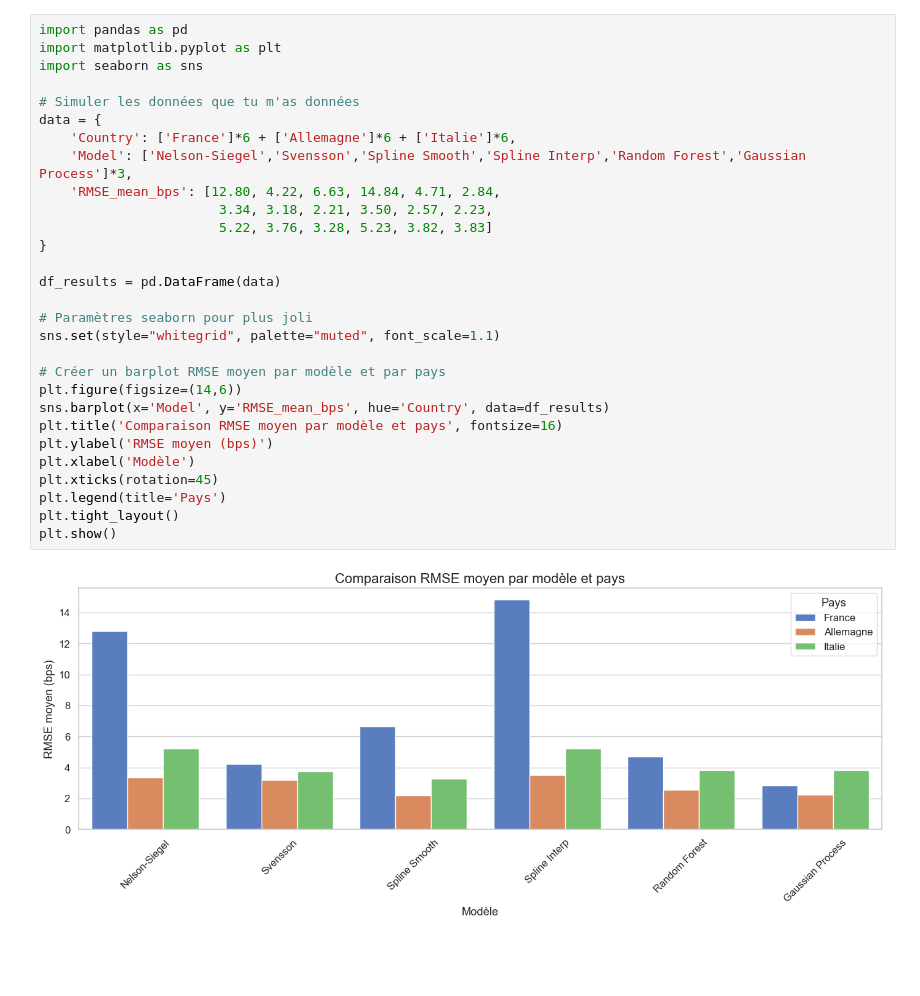
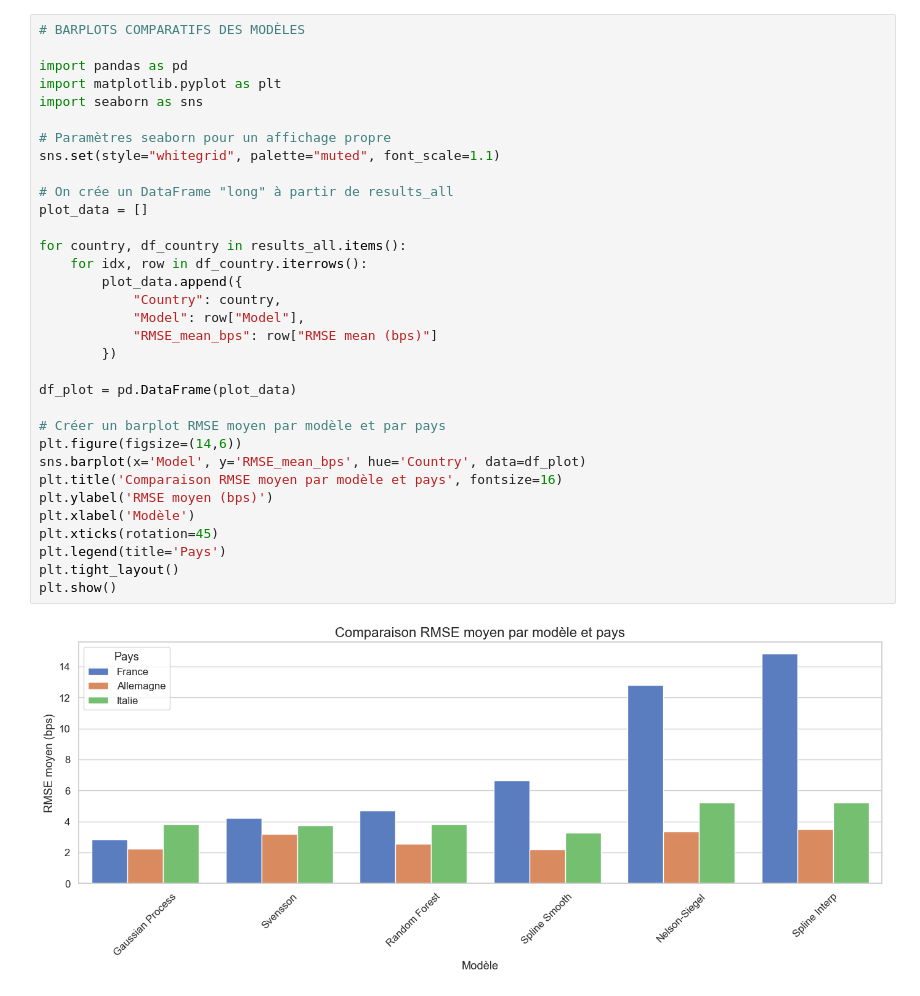
Before and after one commit to TheoSan75/StatApp, a Jupyter notebook: ProjetStatapp/ml_comparaison.ipynb, the cells around one changed output. Drawn from its saved outputs; the diff is of its cells as text; blank space fills up the shorter version.

```diff
--- a/ProjetStatapp/ml_comparaison.ipynb
+++ b/ProjetStatapp/ml_comparaison.ipynb
@@ -195,31 +195,35 @@ Pays : Italie
 # %%
+# BARPLOTS COMPARATIFS DES MODÈLES
+
 import pandas as pd
 import matplotlib.pyplot as plt
 import seaborn as sns
 
-# Simuler les données que tu m'as données
-data = {
-    'Country': ['France']*6 + ['Allemagne']*6 + ['Italie']*6,
-    'Model': ['Nelson-Siegel','Svensson','Spline Smooth','Spline Interp','Random Forest','Gaussian Process']*3,
-    'RMSE_mean_bps': [12.80, 4.22, 6.63, 14.84, 4.71, 2.84,
-                       3.34, 3.18, 2.21, 3.50, 2.57, 2.23,
-                       5.22, 3.76, 3.28, 5.23, 3.82, 3.83]
-}
+# Paramètres seaborn pour un affichage propre
+sns.set(style="whitegrid", palette="muted", font_scale=1.1)
 
-df_results = pd.DataFrame(data)
+# On crée un DataFrame "long" à partir de results_all
+plot_data = []
 
-# Paramètres seaborn pour plus joli
-sns.set(style="whitegrid", palette="muted", font_scale=1.1)
+for country, df_country in results_all.items():
+    for idx, row in df_country.iterrows():
+        plot_data.append({
+            "Country": country,
+            "Model": row["Model"],
+            "RMSE_mean_bps": row["RMSE mean (bps)"]
+        })
+
+df_plot = pd.DataFrame(plot_data)
 
 # Créer un barplot RMSE moyen par modèle et par pays
 plt.figure(figsize=(14,6))
-sns.barplot(x='Model', y='RMSE_mean_bps', hue='Country', data=df_results)
+sns.barplot(x='Model', y='RMSE_mean_bps', hue='Country', data=df_plot)
 plt.title('Comparaison RMSE moyen par modèle et pays', fontsize=16)
 plt.ylabel('RMSE moyen (bps)')
 plt.xlabel('Modèle')
 plt.xticks(rotation=45)
 plt.legend(title='Pays')
 plt.tight_layout()
 plt.show()
 # %% [output]
-[figure, old version]
+[figure, new version]
```
Also changed, not shown: parts of 1 cell of this notebook.
